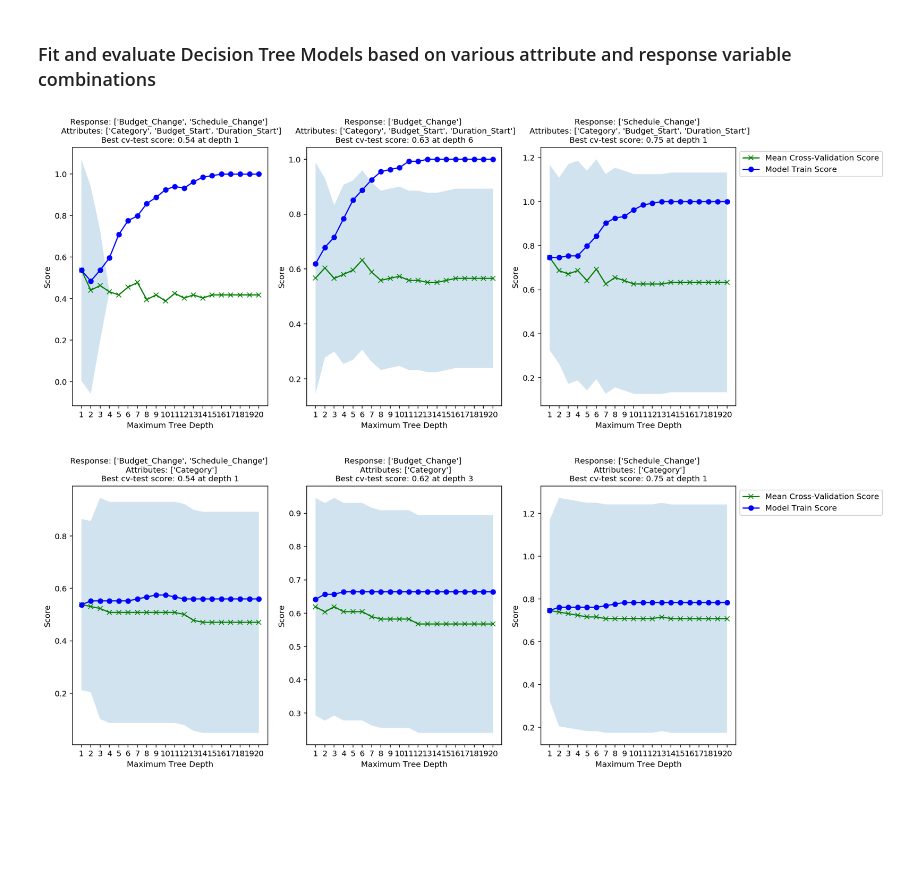
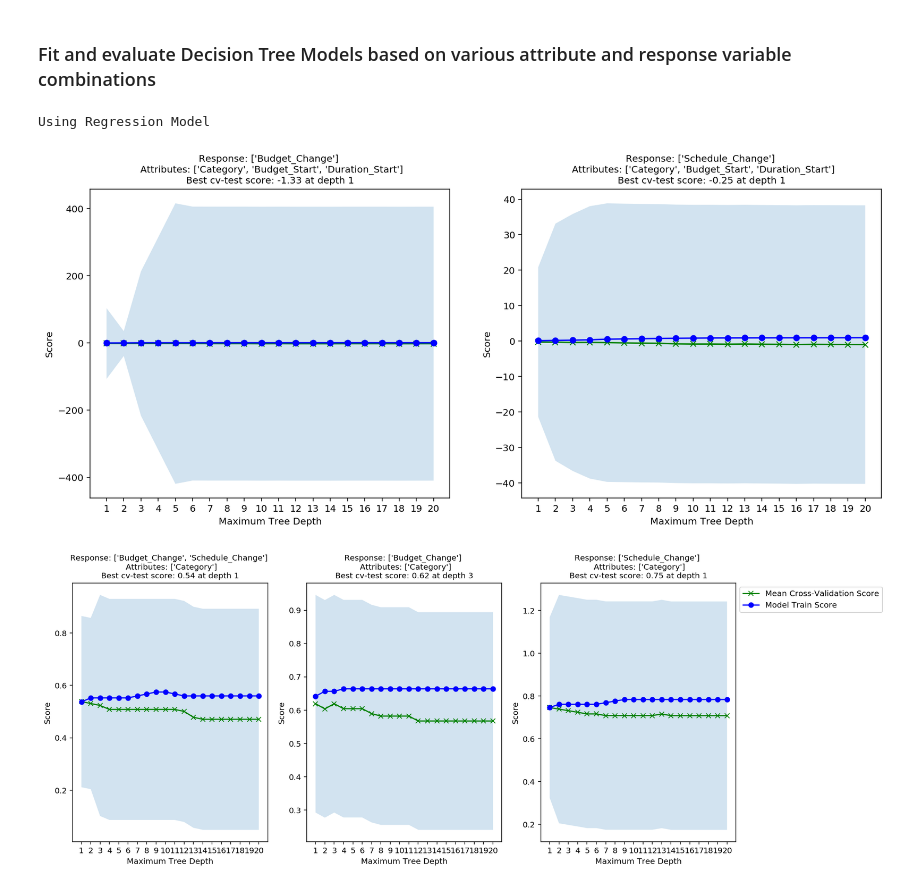
Before and after one commit to sedelmeyer/cs109b_groupproject, a Jupyter notebook: notebooks/0X_tree_models.ipynb, the cells around one changed output. Drawn from its saved outputs; the diff is of its cells as text; code cells hidden in the pictures; blank space fills up the shorter version.

```diff
--- a/notebooks/0X_tree_models.ipynb
+++ b/notebooks/0X_tree_models.ipynb
@@ -346,23 +353,45 @@ def calc_meanstd(X_tr, y_tr, X_te, y_te, depths:list=depths, cv:int=cv):
     return cvmeans, cvstds, train_scores, test_scores, models
 # %%
 # Plot tree
-def plot_tree(data, dummy_cols:list, attributes:list, responses_list:list):
+def plot_tree(data, dummy_cols:list, attributes:list, responses_list:list, logistic=True):
+
+    if logistic:
+        print("Using Logistic Model")
+    else:
+        print("Using Regression Model")
 
     results = []
-    fig, ax = plt.subplots(ncols = 3, figsize=(15,6))
 
-    for i, responses in enumerate(responses_list):
+    # remove multi-output responses, if not using logistic regression
+    responses = []
+    for r in responses_list:
+        if type(r) == str:
+            r = [r]
+        if len(r) > 1 and not logistic:
+            continue
+        responses.append(r)
 
-        if type(responses) == str:
-            responses = [responses]
+    ncols = 3 if logistic else 2
+    fig, ax = plt.subplots(ncols = ncols, figsize=(15,6))
 
-        X_tr, X_te, y_tr, y_te, dummies_dict = define_train_and_test(data, dummy_cols, attributes, responses)
+    for i, response in enumerate(responses):
+
+#         if type(responses) == str:
+#             responses = [responses]
+
+        # if not using logistic model, skip multioutput responses
+#         print(f"Logistic: {logistic}")
+#         if len(responses) > 1 and not logistic:
+#             continue
+
+        X_tr, X_te, y_tr, y_te, dummies_dict = define_train_and_test(data, dummy_cols, attributes, response, logistic)
         cvmeans, cvstds, train_scores, test_scores, models = calc_meanstd(X_tr,
-                                                                          y_tr[responses],
+                                                                          y_tr[response],
                                                                           X_te,
-                                                                          y_te[responses])
+                                                                          y_te[response],
+                                                                          logistic=logistic)
         best_model = models[cvmeans.argmax()]
-        title = f"Response: {responses} \n Attributes: {attributes}"
+        title = f"Response: {response} \n Attributes: {attributes}"
 
         x = np.array(depths)
         y = cvmeans
@@ -387,7 +416,7 @@ def plot_tree(data, dummy_cols:list, attributes:list, responses_list:list):
             ax[i].legend(bbox_to_anchor=(1, 1), loc='upper left', ncol=1)
 
         results.append({'attributes':attributes,
-                        'responses':responses,
+                        'responses':response,
                         'best_cv_score':best_cv_score,
                         'best_depth':best_depth,
                         'best_model':best_model,
@@ -402,20 +431,21 @@ results_all = []
 # %%
 attributes = [
                     'Category',
                     'Budget_Start',
                     'Duration_Start'
              ]
 
 dummy_columns = [
                     'Category',
                 ]
 
 responses_list = [['Budget_Change','Schedule_Change'], ['Budget_Change'], ['Schedule_Change']]
 
-best_cv_score, best_depth, results = plot_tree(data, dummy_columns, attributes=attributes, responses_list=responses_list)
+best_cv_score, best_depth, results = plot_tree(data, dummy_columns, attributes=attributes, responses_list=responses_list, logistic=False)
 results_all += results
 # %% [output]
+Using Regression Model
-[figure, old version]
+[figure, new version]
 # %%
 attributes = [
                     'Category',
```
Also changed, not shown: parts of 6 cells of this notebook, 1 other file.
